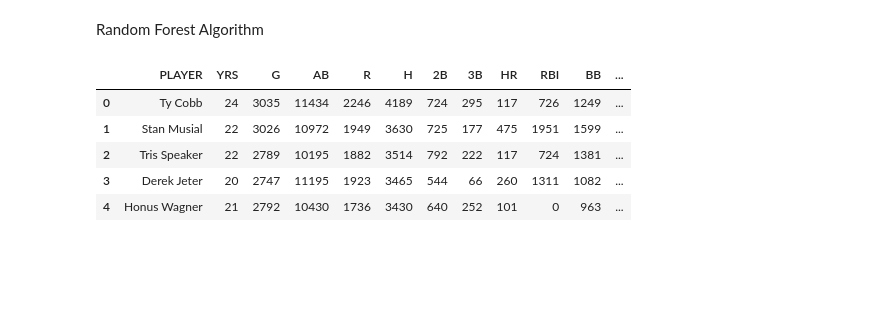
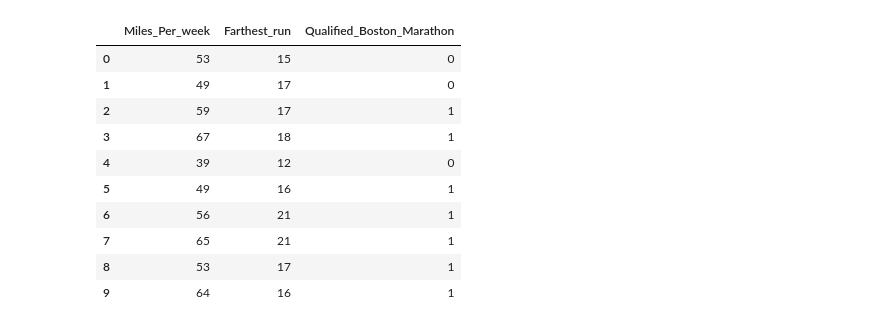
Before and after one commit to Legend-Vipin/machine-learning, a Jupyter notebook: scikit-learn/14(hyperperameter Tuning).ipynb, the cells around one changed output. Saved outputs shown, nothing was run; the diff lists cells and outputs as text; code cells hidden in the pictures; blank space fills up the shorter version.

```diff
--- a/scikit-learn/8.ipynb
+++ b/scikit-learn/14(hyperperameter Tuning).ipynb
@@ -1,4 +1,2 @@
-# %% [markdown]
-Random Forest Algorithm
 # %%
 import pandas as pd
@@ -7,9 +4,40 @@ df = pd.read_csv('500hits.csv',encoding='latin-1')
+# %%
+mean1 = 55
+std_dev1 = 10
+num_samples = 500
+column1_numbers = np.random.normal(mean1, std_dev1, num_samples)
+column1_numbers = np.clip(column1_numbers, 30, 120)
+column1_numbers = np.round(column1_numbers).astype(int)
+
+# Generate data for 'Farthest_run'
+mean2 = 18
+std_dev2 = 3
+column2_numbers = np.random.normal(mean2, std_dev2, num_samples)
+column2_numbers = np.clip(column2_numbers, 12, 26)
+column2_numbers = np.round(column2_numbers).astype(int)
+
+# Generate data for 'Qualified_Boston_Marathon'
+column3_numbers = np.random.randint(2, size=num_samples)
+column3_numbers[column1_numbers > mean1] = 1
+
+# Create DataFrame
+data = {
+    'Miles_Per_week': column1_numbers,
+    'Farthest_run': column2_numbers,
+    'Qualified_Boston_Marathon': column3_numbers
+}
+df = pd.DataFrame(data)
 # %%
-df.head()
+df.head(10)
 # %% [output]
-|  | PLAYER | YRS | G | AB | R | H | 2B | 3B | HR | RBI | BB | ... |
-| 0 | Ty Cobb | 24 | 3035 | 11434 | 2246 | 4189 | 724 | 295 | 117 | 726 | 1249 | ... |
-| 1 | Stan Musial | 22 | 3026 | 10972 | 1949 | 3630 | 725 | 177 | 475 | 1951 | 1599 | ... |
-| 2 | Tris Speaker | 22 | 2789 | 10195 | 1882 | 3514 | 792 | 222 | 117 | 724 | 1381 | ... |
-| 3 | Derek Jeter | 20 | 2747 | 11195 | 1923 | 3465 | 544 | 66 | 260 | 1311 | 1082 | ... |
-| 4 | Honus Wagner | 21 | 2792 | 10430 | 1736 | 3430 | 640 | 252 | 101 | 0 | 963 | ... |
+|  | Miles_Per_week | Farthest_run | Qualified_Boston_Marathon |
+| 0 | 53 | 15 | 0 |
+| 1 | 49 | 17 | 0 |
+| 2 | 59 | 17 | 1 |
+| 3 | 67 | 18 | 1 |
+| 4 | 39 | 12 | 0 |
+| 5 | 49 | 16 | 1 |
+| 6 | 56 | 21 | 1 |
+| 7 | 65 | 21 | 1 |
+| 8 | 53 | 17 | 1 |
+| 9 | 64 | 16 | 1 |
```
Also changed, not shown: parts of 29 cells of this notebook, 6 other files.
